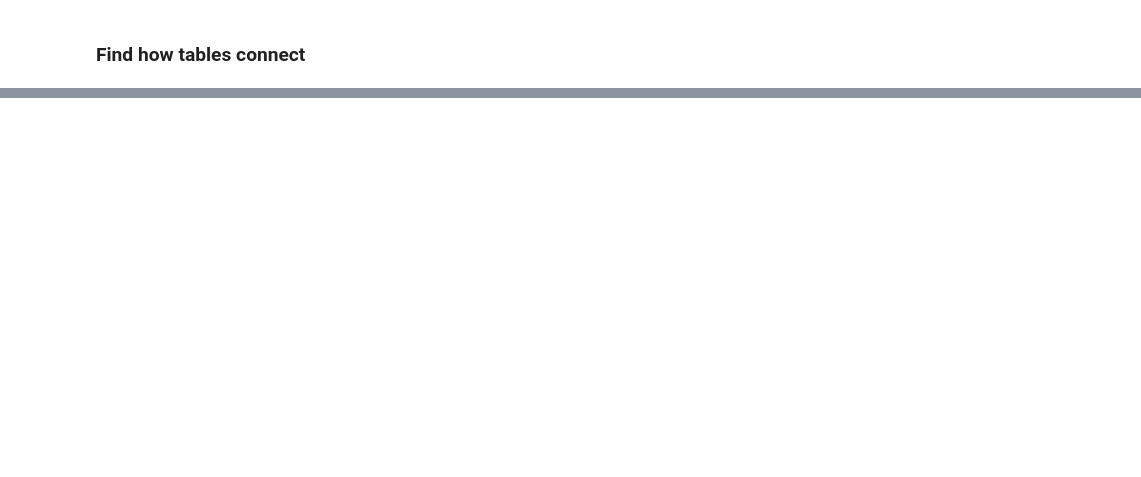
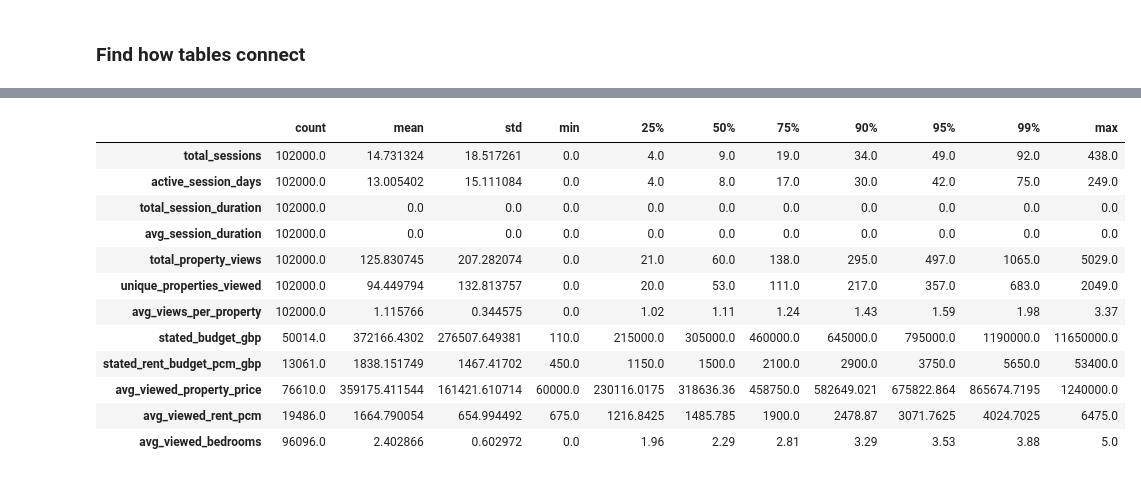
Before and after one commit to LUCIUSNJOKU/veltrix_customer_segmentation, a Jupyter notebook: notebooks/01_data_extraction.ipynb, the cells around one changed output, grey strips where cells are left out. Saved outputs shown, nothing was run; the diff lists cells and outputs as text; code cells hidden in the pictures; blank space fills up the shorter version.

```diff
--- a/notebooks/01_data_extraction.ipynb
+++ b/notebooks/01_data_extraction.ipynb
@@ -179,0 +294,6 @@ IOException: IO Error: No files found that match the pattern "raw/veltrix_medium
+# %%
+# Count all table rows
+for file in parquet_files:
+    table_name = file.stem
+    count = con.execute(f'SELECT COUNT(*) FROM "{table_name}"').fetchone()[0]
+    print(f"{table_name}: {count:,} rows")
@@ -192,0 +3765,14 @@ for col, tbls in id_map.items():
+# %%
+hash_columns = [
+    "email_sha256",
+    "phone_sha256"
+]
+
+for column in hash_columns:
+    if column in customer_features.columns:
+        customer_features[column] = (
+            customer_features[column]
+            .replace(r"^\s*$", np.nan, regex=True)
+        )
+
+column
@@ -192,0 +3808,41 @@ for col, tbls in id_map.items():
+# %%
+##### Feature distriution ckecks
+distribution_columns = [
+    "total_sessions",
+    "active_session_days",
+    "total_session_duration",
+    "avg_session_duration",
+    "total_property_views",
+    "unique_properties_viewed",
+    "avg_views_per_property",
+    "stated_budget_gbp",
+    "stated_rent_budget_pcm_gbp",
+    "avg_viewed_property_price",
+    "avg_viewed_rent_pcm",
+    "avg_viewed_bedrooms"
+]
+
+distribution_columns = [
+    col for col in distribution_columns
+    if col in customer_features.columns
+]
+
+display(
+    customer_features[distribution_columns]
+    .describe(percentiles=[0.25, 0.50, 0.75, 0.90, 0.95, 0.99])
+    .T
+)
+# %% [output]
+|  | count | mean | std | min | 25% | 50% | 75% | 90% | 95% | 99% | max |
+| total_sessions | 102000.0 | 14.731324 | 18.517261 | 0.0 | 4.0 | 9.0 | 19.0 | 34.0 | 49.0 | 92.0 | 438.0 |
+| active_session_days | 102000.0 | 13.005402 | 15.111084 | 0.0 | 4.0 | 8.0 | 17.0 | 30.0 | 42.0 | 75.0 | 249.0 |
+| total_session_duration | 102000.0 | 0.0 | 0.0 | 0.0 | 0.0 | 0.0 | 0.0 | 0.0 | 0.0 | 0.0 | 0.0 |
+| avg_session_duration | 102000.0 | 0.0 | 0.0 | 0.0 | 0.0 | 0.0 | 0.0 | 0.0 | 0.0 | 0.0 | 0.0 |
+| total_property_views | 102000.0 | 125.830745 | 207.282074 | 0.0 | 21.0 | 60.0 | 138.0 | 295.0 | 497.0 | 1065.0 | 5029.0 |
+| unique_properties_viewed | 102000.0 | 94.449794 | 132.813757 | 0.0 | 20.0 | 53.0 | 111.0 | 217.0 | 357.0 | 683.0 | 2049.0 |
+| avg_views_per_property | 102000.0 | 1.115766 | 0.344575 | 0.0 | 1.02 | 1.11 | 1.24 | 1.43 | 1.59 | 1.98 | 3.37 |
+| stated_budget_gbp | 50014.0 | 372166.4302 | 276507.649381 | 110.0 | 215000.0 | 305000.0 | 460000.0 | 645000.0 | 795000.0 | 1190000.0 | 11650000.0 |
+| stated_rent_budget_pcm_gbp | 13061.0 | 1838.151749 | 1467.41702 | 450.0 | 1150.0 | 1500.0 | 2100.0 | 2900.0 | 3750.0 | 5650.0 | 53400.0 |
+| avg_viewed_property_price | 76610.0 | 359175.411544 | 161421.610714 | 60000.0 | 230116.0175 | 318636.36 | 458750.0 | 582649.021 | 675822.864 | 865674.7195 | 1240000.0 |
+| avg_viewed_rent_pcm | 19486.0 | 1664.790054 | 654.994492 | 675.0 | 1216.8425 | 1485.785 | 1900.0 | 2478.87 | 3071.7625 | 4024.7025 | 6475.0 |
+| avg_viewed_bedrooms | 96096.0 | 2.402866 | 0.602972 | 0.0 | 1.96 | 2.29 | 2.81 | 3.29 | 3.53 | 3.88 | 5.0 |
```
Also changed, not shown: parts of 213 cells of this notebook, 7 other files.
